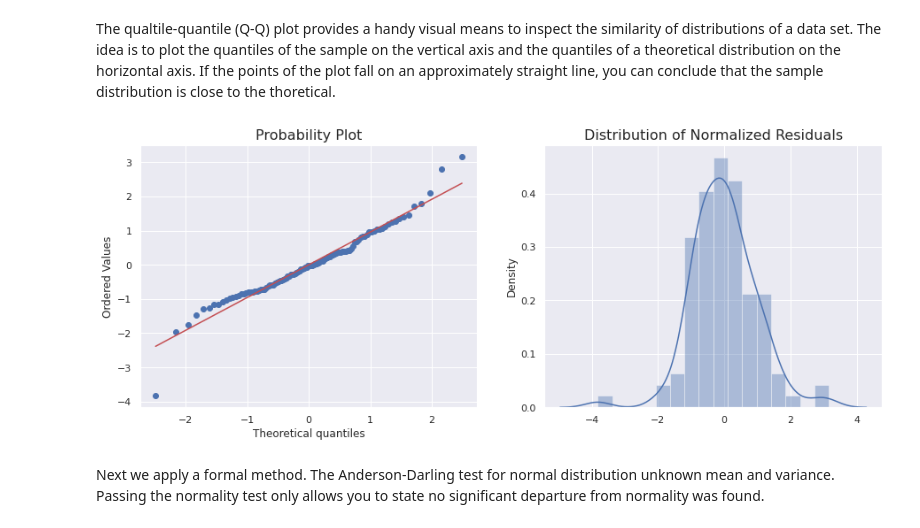
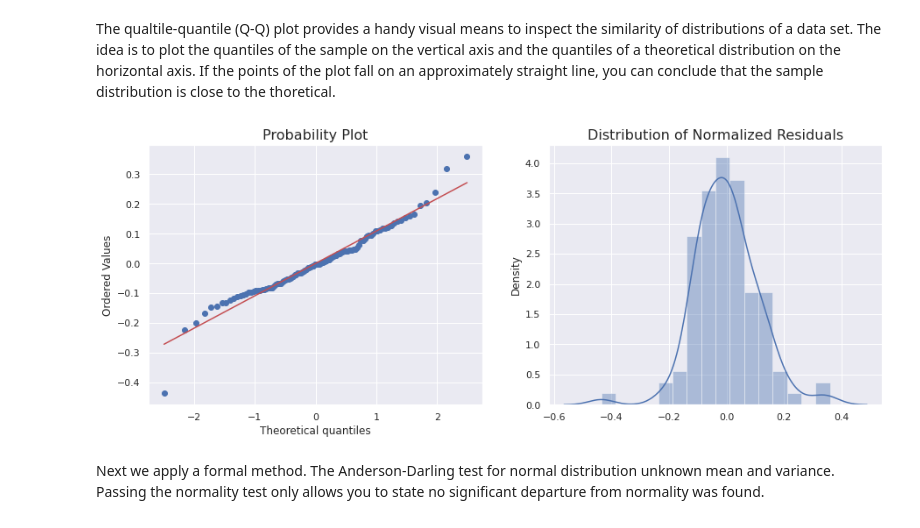
Before and after one commit to aedenj/flink-machine-learning-fish-market-example, a Jupyter notebook: model/model.ipynb, the cells around one changed output. Cells and saved outputs as stored; diff of their text form; code cells hidden in the pictures.

```diff
--- a/model/model.ipynb
+++ b/model/model.ipynb
@@ -399,16 +399,16 @@ The qualtile-quantile (Q-Q) plot provides a handy visual means to inspect the si
 # %%
 from scipy import stats
 
 plt.subplots(figsize=(15, 12))
 ax1 = plt.subplot(221)
-stats.probplot(res.resid_pearson, plot=ax1)
+stats.probplot(res.resid, plot=ax1)
 ax1.set_title('Probability Plot', fontsize=16)
 ax1 = plt.subplot(222)
-sns.distplot(res.resid_pearson, ax=ax1)
+sns.distplot(res.resid, ax=ax1)
 ax1.set_title('Distribution of Normalized Residuals', fontsize=16)
 plt.show()
 # %% [output]
-[figure, old version]
+[figure, new version]
 # %% [markdown]
 Next we apply a formal method. The Anderson-Darling test for normal distribution unknown mean and variance. Passing the normality test only allows you to state no significant departure from normality was found.
 # %%
```
